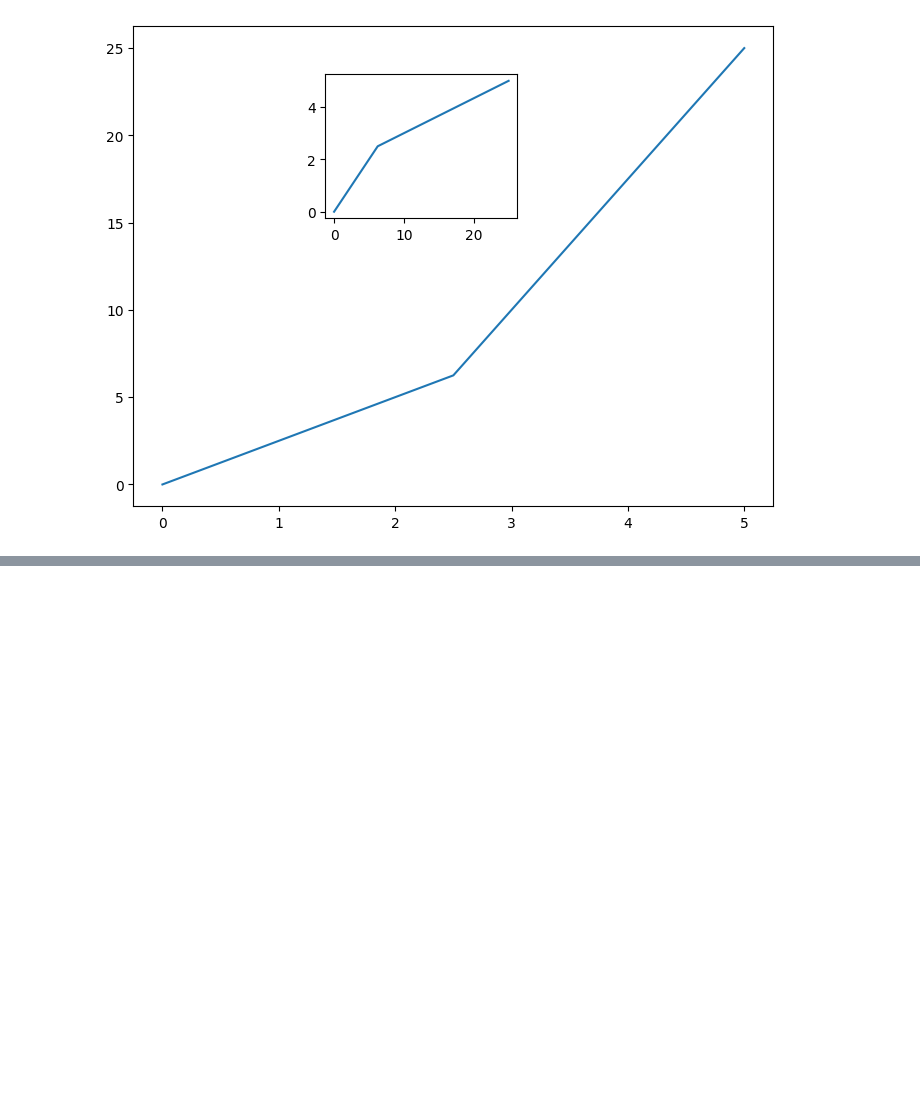
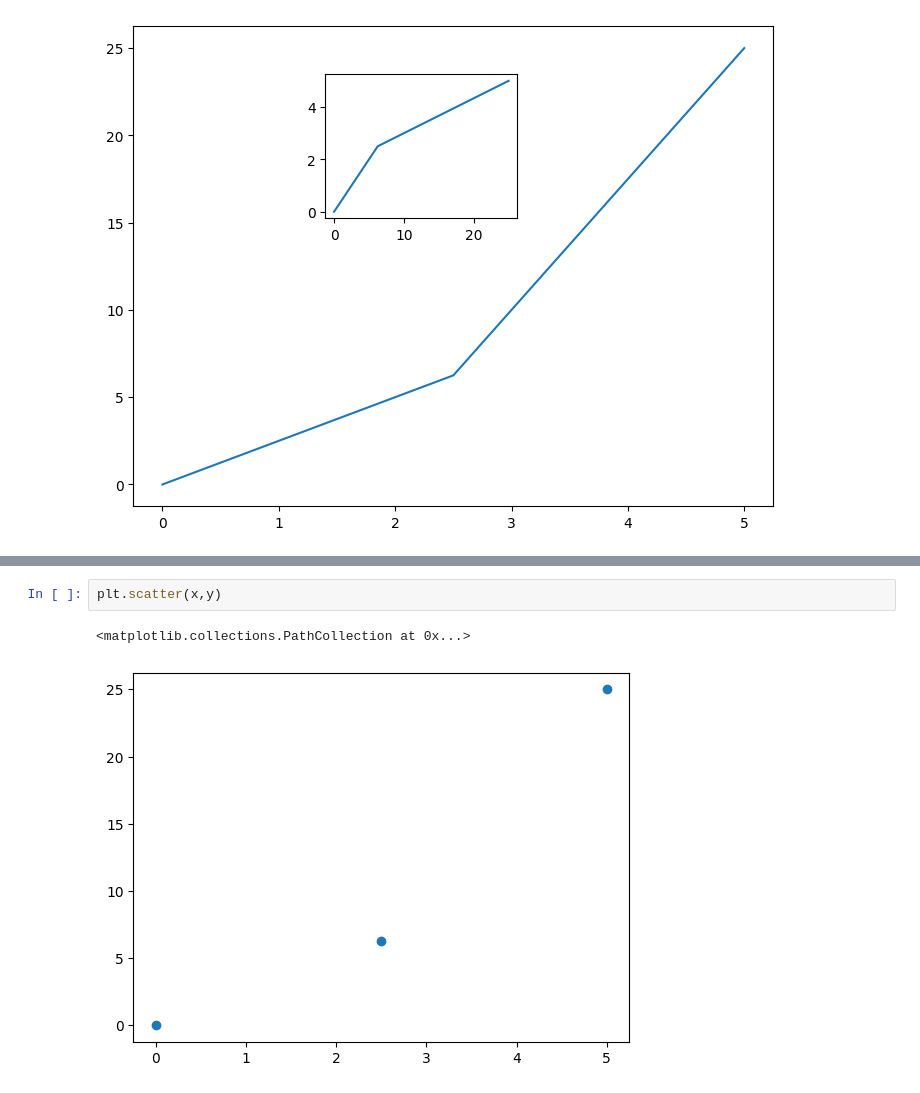
Before and after one commit to MAhmad25/DataVisualization, a Jupyter notebook: Matplotlib.ipynb, the cells around one changed output, grey strips where cells are left out. Cells and saved outputs as stored; diff of their text form; blank space fills up the shorter version.

```diff
--- a/Matplotlib.ipynb
+++ b/Matplotlib.ipynb
@@ -39,0 +53,5 @@ axis1.plot(y,x)
+# %%
+plt.scatter(x,y)
+# %% [output]
+<matplotlib.collections.PathCollection at 0x...>
+[figure, added]
```
Also changed, not shown: parts of 10 cells of this notebook, 1 other file.
